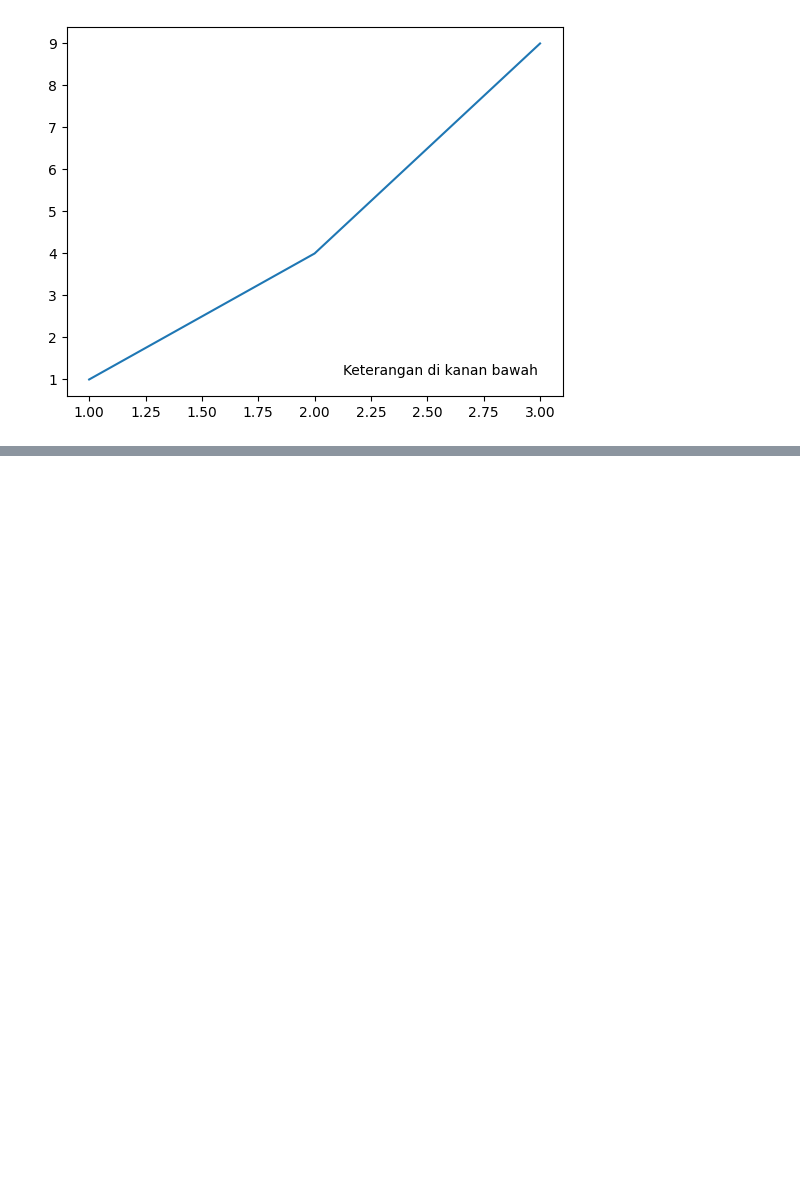
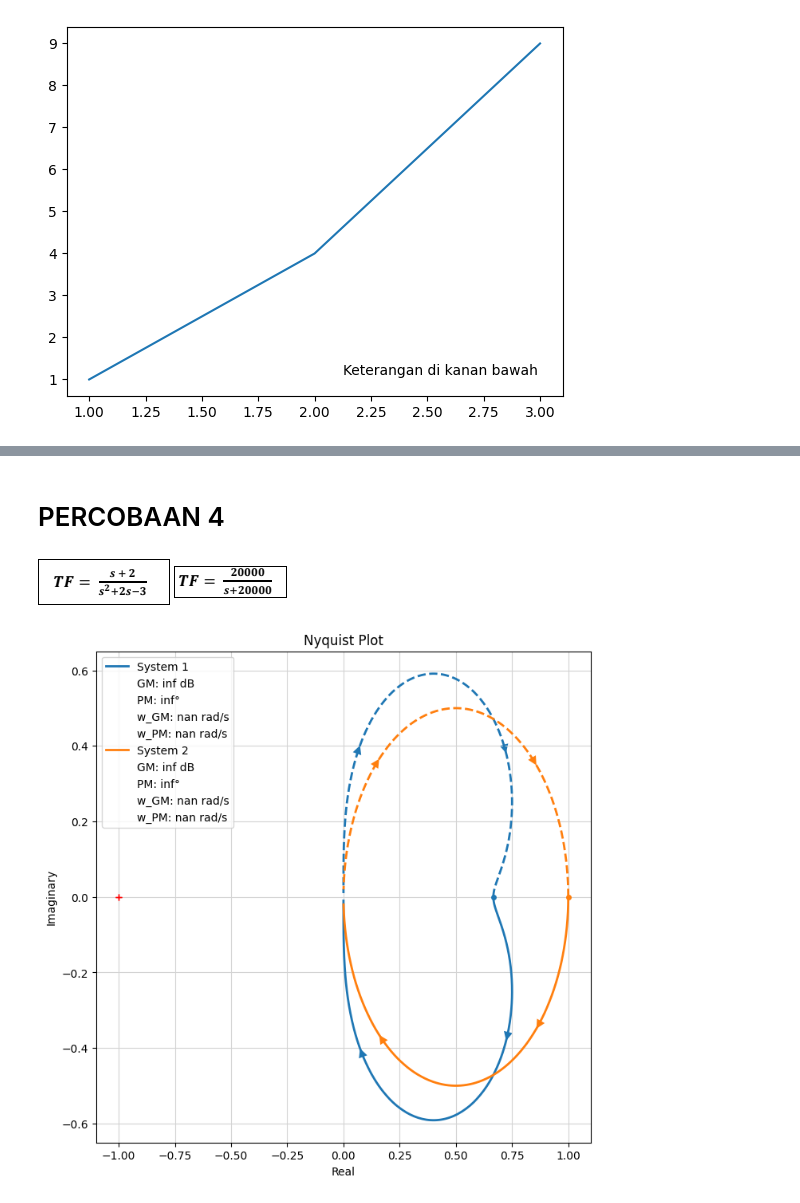
Before and after one commit to Fsyahputra/Sistem-Pengaturan, a Jupyter notebook: Percobaan1.ipynb, the cells around one changed output, grey strips where cells are left out. Cells and saved outputs as stored; diff of their text form; code cells hidden in the pictures; blank space fills up the shorter version.

```diff
--- a/Percobaan1.ipynb
+++ b/Percobaan1.ipynb
@@ -705,0 +748,2 @@ for num, denum, color, eq, (fig, ax), GH_eq in zip(nums, denums, everforest_colo
+# %% [markdown]
+# PERCOBAAN 4
@@ -705,0 +754,32 @@ for num, denum, color, eq, (fig, ax), GH_eq in zip(nums, denums, everforest_colo
+# %% [markdown]
+![image.png](attachment:image.png) ![image-2.png](attachment:image-2.png)
+# %%
+syss = [
+    ct.tf([1, 2], [1, 2, 3]),
+    ct.tf([20000], [1, 20000])
+]
+
+# Siapkan figure
+fig, axs = plt.subplots(1, figsize=(8, 8))
+
+params = []
+for sys in syss:
+    GM, PM, w_GM, w_PM = ct.margin(sys)
+    params.append({
+        'GM': GM,
+        'PM': PM,
+        'w_GM': w_GM,
+        'w_PM': w_PM
+    })
+    ct.nyquist_plot(sys, ax=axs, label=f"System {len(params)}", linewidth=2)
+    axs.plot(0, 0, 'o', label=f'GM: {GM:.2f} dB', color='none')
+    axs.plot(0, 0, 'o', label=f'PM: {PM:.2f}°', color='none')
+    axs.plot(0, 0, 'o', label=f'w_GM: {w_GM:.2f} rad/s', color='none')
+    axs.plot(0, 0, 'o', label=f'w_PM: {w_PM:.2f} rad/s', color='none')
+    axs.set_title('Nyquist Plot')
+    axs.set_xlabel('Real')
+    axs.set_ylabel('Imaginary')
+    axs.legend(loc='best')
+plt.grid()
+# %% [output]
+[figure, added]
```
Also changed, not shown: parts of 7 cells of this notebook, 2 other files.
